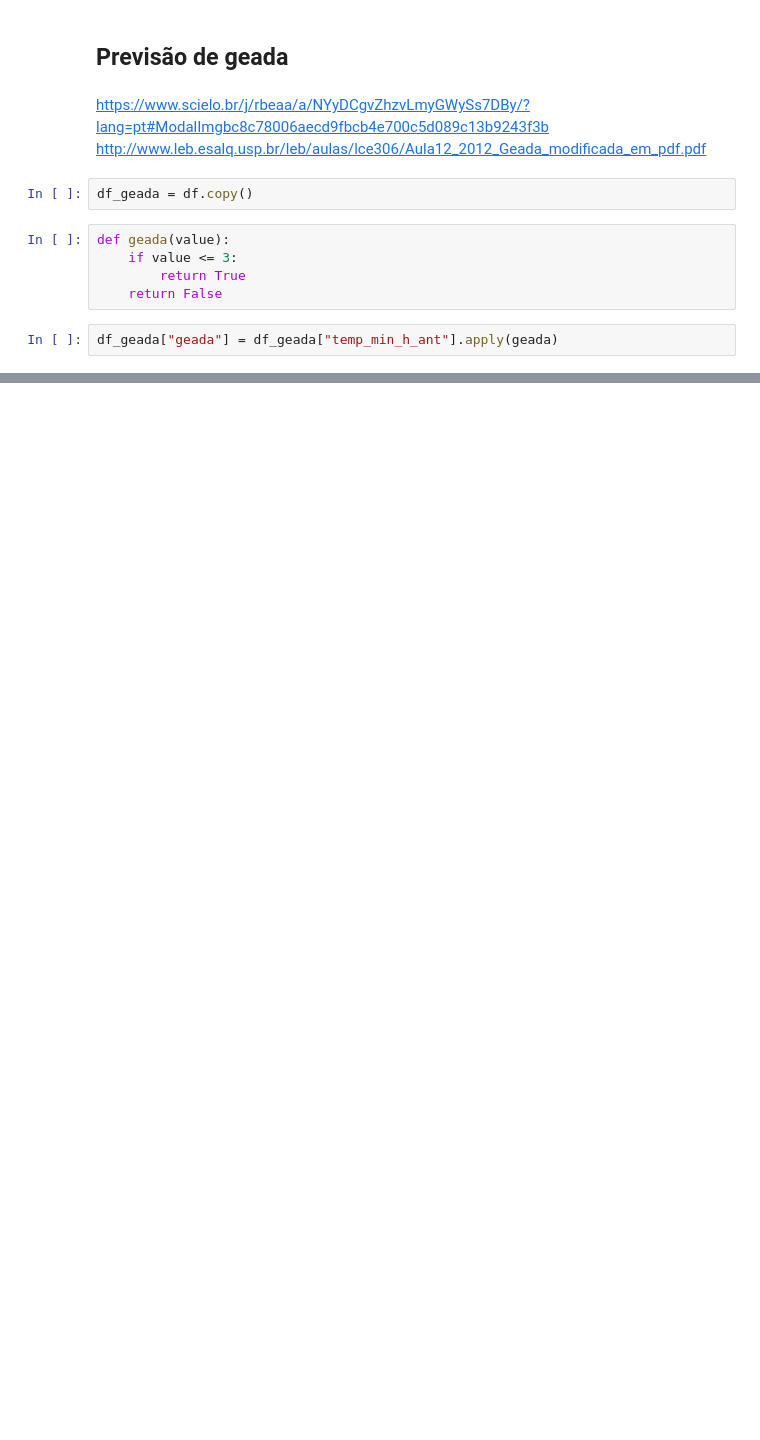
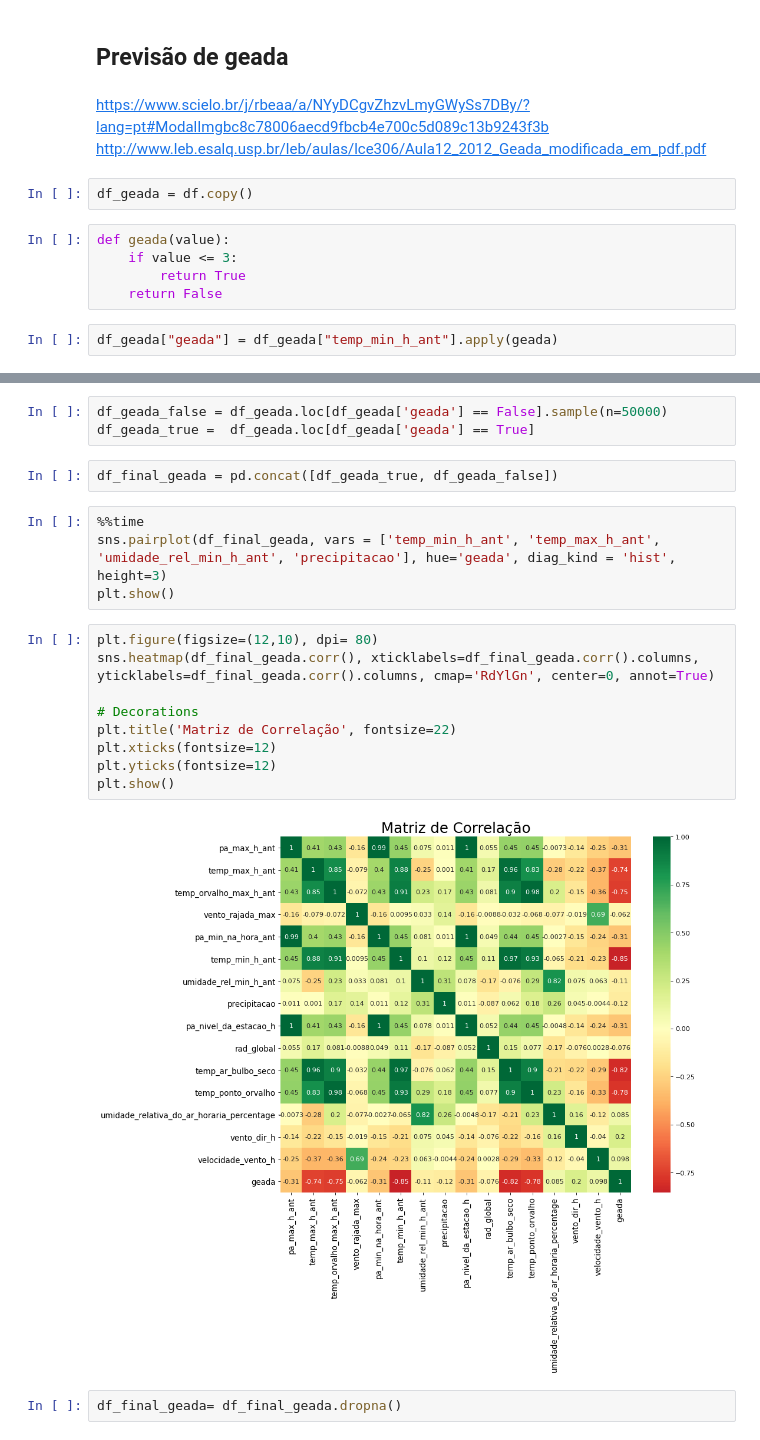
Before and after one commit to thehenke/clima-analysis, a Jupyter notebook: analysis.ipynb, the cells around one changed output, grey strips where cells are left out. Cells and saved outputs as stored; diff of their text form; blank space fills up the shorter version.

```diff
--- a/analysis.ipynb
+++ b/analysis.ipynb
@@ -374,3 +381,25 @@ df_geada.geada.value_counts()b
 False    2695941
 True       13488
 Name: geada, dtype: int64
+# %%
+df_geada_false = df_geada.loc[df_geada['geada'] == False].sample(n=50000)
+df_geada_true =  df_geada.loc[df_geada['geada'] == True]
+# %%
+df_final_geada = pd.concat([df_geada_true, df_geada_false])
+# %%
+%%time
+sns.pairplot(df_final_geada, vars = ['temp_min_h_ant', 'temp_max_h_ant', 'umidade_rel_min_h_ant', 'precipitacao'], hue='geada', diag_kind = 'hist', height=3)
+plt.show()
+# %%
+plt.figure(figsize=(12,10), dpi= 80)
+sns.heatmap(df_final_geada.corr(), xticklabels=df_final_geada.corr().columns, yticklabels=df_final_geada.corr().columns, cmap='RdYlGn', center=0, annot=True)
+
+# Decorations
+plt.title('Matriz de Correlação', fontsize=22)
+plt.xticks(fontsize=12)
+plt.yticks(fontsize=12)
+plt.show()
+# %% [output]
+[figure, added]
+# %%
+df_final_geada= df_final_geada.dropna()
```
Also changed, not shown: parts of 25 cells of this notebook.
